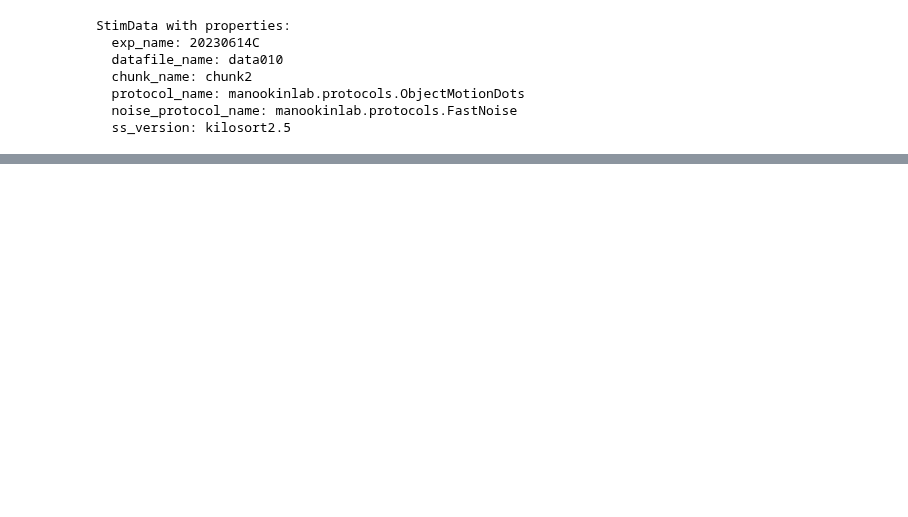
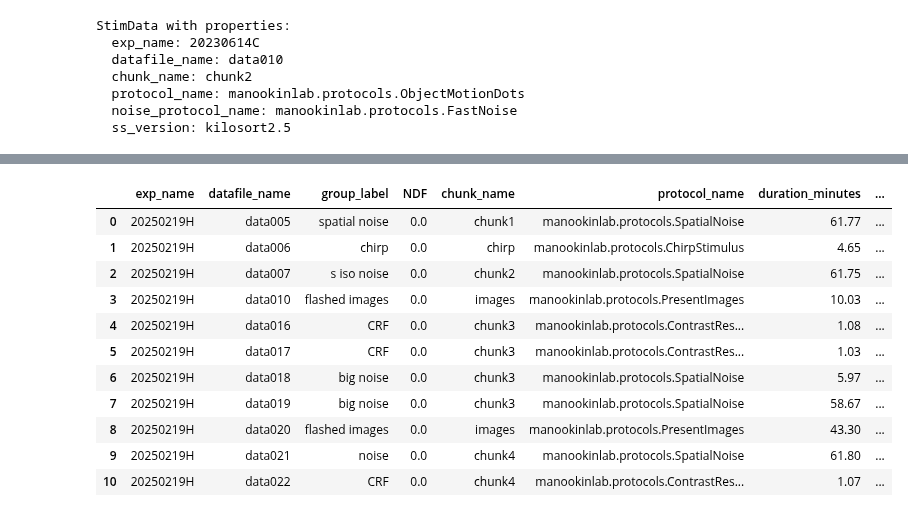
Before and after one commit to DRezeanu/retinanalysis, a Jupyter notebook: nbs/query_test.ipynb, the cells around one changed output, grey strips where cells are left out. Cells and saved outputs as stored; diff of their text form; code cells hidden in the pictures; blank space fills up the shorter version.

```diff
--- a/nbs/query_test.ipynb
+++ b/nbs/query_test.ipynb
@@ -81,0 +156,15 @@ Found 1 cell typing file(s) for chunk2
+# %%
+dju.get_mea_exp_summary('20250219H')
+# %% [output]
+|  | exp_name | datafile_name | group_label | NDF | chunk_name | protocol_name | duration_minutes | ... |
+| 0 | 20250219H | data005 | spatial noise | 0.0 | chunk1 | manookinlab.protocols.SpatialNoise | 61.77 | ... |
+| 1 | 20250219H | data006 | chirp | 0.0 | chirp | manookinlab.protocols.ChirpStimulus | 4.65 | ... |
+| 2 | 20250219H | data007 | s iso noise | 0.0 | chunk2 | manookinlab.protocols.SpatialNoise | 61.75 | ... |
+| 3 | 20250219H | data010 | flashed images | 0.0 | images | manookinlab.protocols.PresentImages | 10.03 | ... |
+| 4 | 20250219H | data016 | CRF | 0.0 | chunk3 | manookinlab.protocols.ContrastRes... | 1.08 | ... |
+| 5 | 20250219H | data017 | CRF | 0.0 | chunk3 | manookinlab.protocols.ContrastRes... | 1.03 | ... |
+| 6 | 20250219H | data018 | big noise | 0.0 | chunk3 | manookinlab.protocols.SpatialNoise | 5.97 | ... |
+| 7 | 20250219H | data019 | big noise | 0.0 | chunk3 | manookinlab.protocols.SpatialNoise | 58.67 | ... |
+| 8 | 20250219H | data020 | flashed images | 0.0 | images | manookinlab.protocols.PresentImages | 43.30 | ... |
+| 9 | 20250219H | data021 | noise | 0.0 | chunk4 | manookinlab.protocols.SpatialNoise | 61.80 | ... |
+| 10 | 20250219H | data022 | CRF | 0.0 | chunk4 | manookinlab.protocols.ContrastRes... | 1.07 | ... |
```
Also changed, not shown: parts of 5 cells of this notebook, 1 other file.
